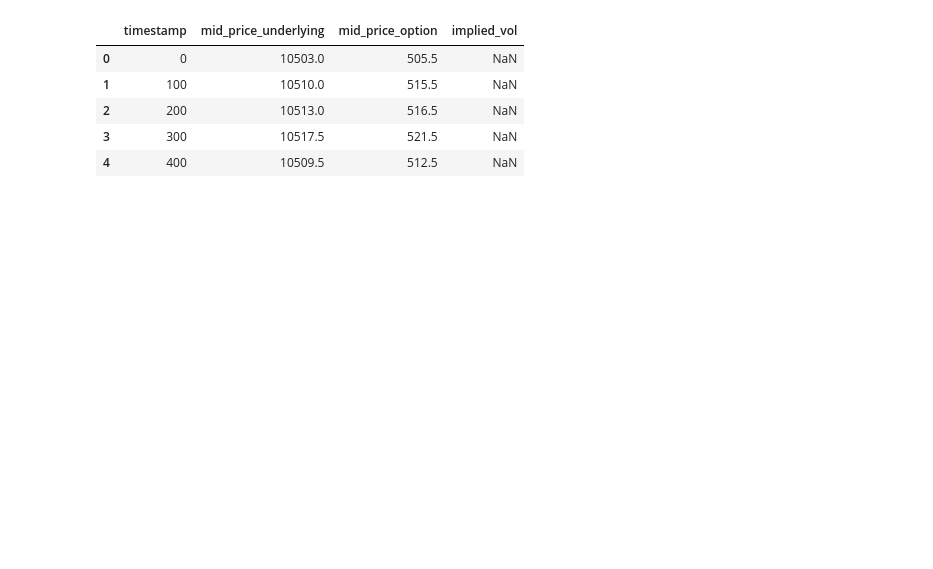
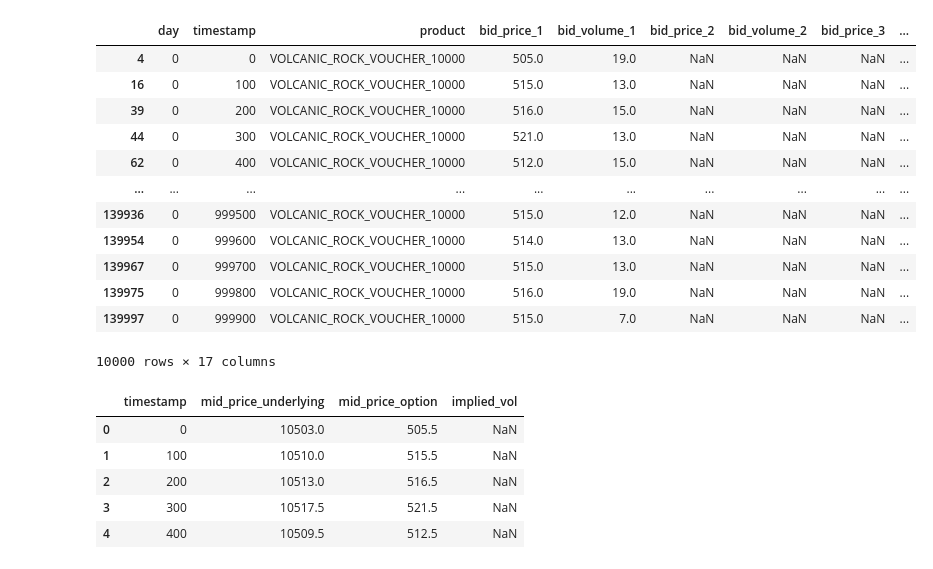
Before and after one commit to JosheevR/prosperity-3, a Jupyter notebook: round3/algs/round_3_v1.ipynb, the cells around one changed output. Cells and saved outputs as stored; diff of their text form; code cells hidden in the pictures; blank space fills up the shorter version.

```diff
--- a/round3/algs/round_3_v1.ipynb
+++ b/round3/algs/round_3_v1.ipynb
@@ -67 +30,17 @@ def implied_volatility(price, S, K, T, r=0.0, option_type='call'):
+# %%
+Strike10000
+# %% [output]
+|  | day | timestamp | product | bid_price_1 | bid_volume_1 | bid_price_2 | bid_volume_2 | bid_price_3 | ... |
+| 4 | 0 | 0 | VOLCANIC_ROCK_VOUCHER_10000 | 505.0 | 19.0 | NaN | NaN | NaN | ... |
+| 16 | 0 | 100 | VOLCANIC_ROCK_VOUCHER_10000 | 515.0 | 13.0 | NaN | NaN | NaN | ... |
+| 39 | 0 | 200 | VOLCANIC_ROCK_VOUCHER_10000 | 516.0 | 15.0 | NaN | NaN | NaN | ... |
+| 44 | 0 | 300 | VOLCANIC_ROCK_VOUCHER_10000 | 521.0 | 13.0 | NaN | NaN | NaN | ... |
+| 62 | 0 | 400 | VOLCANIC_ROCK_VOUCHER_10000 | 512.0 | 15.0 | NaN | NaN | NaN | ... |
+| ... | ... | ... | ... | ... | ... | ... | ... | ... | ... |
+| 139936 | 0 | 999500 | VOLCANIC_ROCK_VOUCHER_10000 | 515.0 | 12.0 | NaN | NaN | NaN | ... |
+| 139954 | 0 | 999600 | VOLCANIC_ROCK_VOUCHER_10000 | 514.0 | 13.0 | NaN | NaN | NaN | ... |
+| 139967 | 0 | 999700 | VOLCANIC_ROCK_VOUCHER_10000 | 515.0 | 13.0 | NaN | NaN | NaN | ... |
+| 139975 | 0 | 999800 | VOLCANIC_ROCK_VOUCHER_10000 | 516.0 | 19.0 | NaN | NaN | NaN | ... |
+| 139997 | 0 | 999900 | VOLCANIC_ROCK_VOUCHER_10000 | 515.0 | 7.0 | NaN | NaN | NaN | ... |
+10000 rows × 17 columns
 # %%
```
Also changed, not shown: parts of 14 cells of this notebook.
